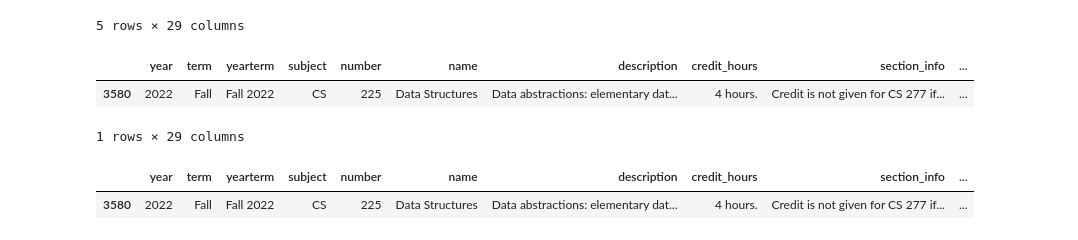
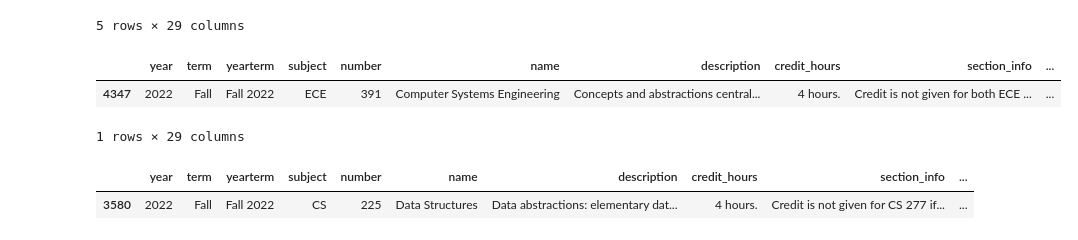
Before and after one commit to timot3/uiuc-course-api, a Jupyter notebook: data/data_processing.ipynb, the cells around one changed output. Drawn from its saved outputs; the diff is of its cells as text; code cells hidden in the pictures.

```diff
--- a/data/data_processing.ipynb
+++ b/data/data_processing.ipynb
@@ -227,10 +227,10 @@ def map_gpas(row):
 # %%
 df_n = df_all.apply(map_gpas, axis=1)
 # %%
-df_n[df_n["label"] == "CS 225"]
+df_n[df_n["label"] == "ECE 391"]
 # %% [output]
 |  | year | term | yearterm | subject | number | name | description | credit_hours | section_info | ... |
-| 3580 | 2022 | Fall | Fall 2022 | CS | 225 | Data Structures | Data abstractions: elementary dat... | 4 hours. | Credit is not given for CS 277 if... | ... |
+| 4347 | 2022 | Fall | Fall 2022 | ECE | 391 | Computer Systems Engineering | Concepts and abstractions central... | 4 hours. | Credit is not given for both ECE ... | ... |
 1 rows × 29 columns
 # %%
 df_all[(df_all['subject'] == 'CS') & (df_all['number'] == 225)]
```
Also changed, not shown: 6 other files.
